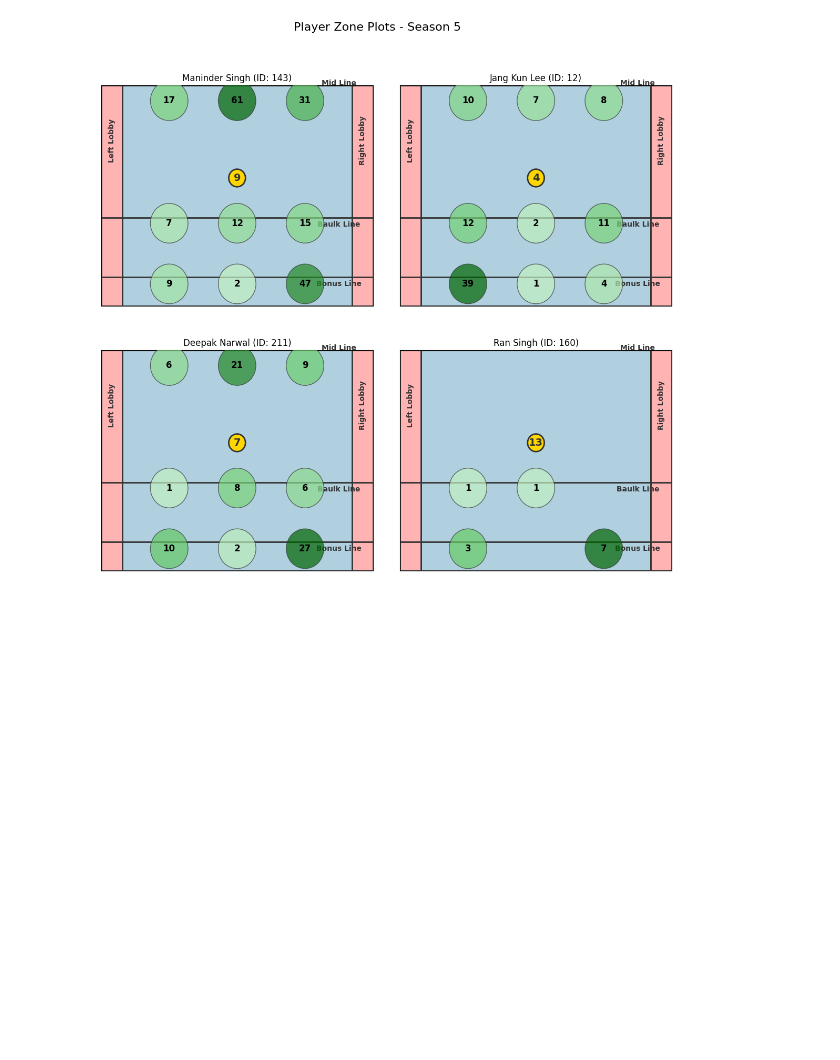
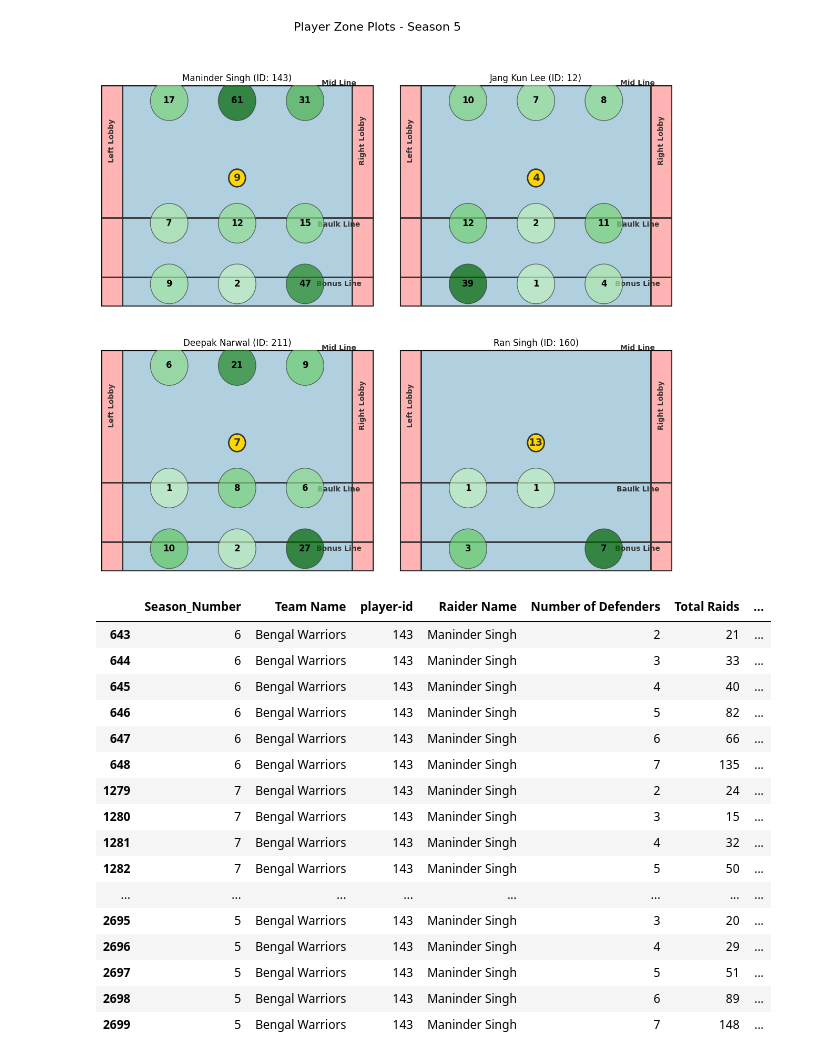
Before and after one commit to kabaddiPy/kabaddiPy, a Jupyter notebook: examples/0_Reproducing-Paper-Code.ipynb, the cells around one changed output. Cells and saved outputs as stored; diff of their text form; code cells hidden in the pictures; blank space fills up the shorter version.

```diff
--- a/examples/0_Reproducing-Paper-Code.ipynb
+++ b/examples/0_Reproducing-Paper-Code.ipynb
@@ -104,3 +108,26 @@ display(df[['Player ID', 'Name','Played Count','Total Points','Team Name', 'Tota
 pkl.plot_player_zones_grid([143, 12, 211, 160], season=5, zone_type='strong', max_cols=2)
 # %% [output]
 [figure]
+# %%
+df = pkl.get_player_rvd(player_id=143, season=None)
+
+
+display(df)
+# %% [output]
+|  | Season_Number | Team Name | player-id | Raider Name | Number of Defenders | Total Raids | ... |
+| 643 | 6 | Bengal Warriors | 143 | Maninder Singh | 2 | 21 | ... |
+| 644 | 6 | Bengal Warriors | 143 | Maninder Singh | 3 | 33 | ... |
+| 645 | 6 | Bengal Warriors | 143 | Maninder Singh | 4 | 40 | ... |
+| 646 | 6 | Bengal Warriors | 143 | Maninder Singh | 5 | 82 | ... |
+| 647 | 6 | Bengal Warriors | 143 | Maninder Singh | 6 | 66 | ... |
+| 648 | 6 | Bengal Warriors | 143 | Maninder Singh | 7 | 135 | ... |
+| 1279 | 7 | Bengal Warriors | 143 | Maninder Singh | 2 | 24 | ... |
+| 1280 | 7 | Bengal Warriors | 143 | Maninder Singh | 3 | 15 | ... |
+| 1281 | 7 | Bengal Warriors | 143 | Maninder Singh | 4 | 32 | ... |
+| 1282 | 7 | Bengal Warriors | 143 | Maninder Singh | 5 | 50 | ... |
+| ... | ... | ... | ... | ... | ... | ... | ... |
+| 2695 | 5 | Bengal Warriors | 143 | Maninder Singh | 3 | 20 | ... |
+| 2696 | 5 | Bengal Warriors | 143 | Maninder Singh | 4 | 29 | ... |
+| 2697 | 5 | Bengal Warriors | 143 | Maninder Singh | 5 | 51 | ... |
+| 2698 | 5 | Bengal Warriors | 143 | Maninder Singh | 6 | 89 | ... |
+| 2699 | 5 | Bengal Warriors | 143 | Maninder Singh | 7 | 148 | ... |
```
Also changed, not shown: parts of 4 cells of this notebook, 2 other files.
